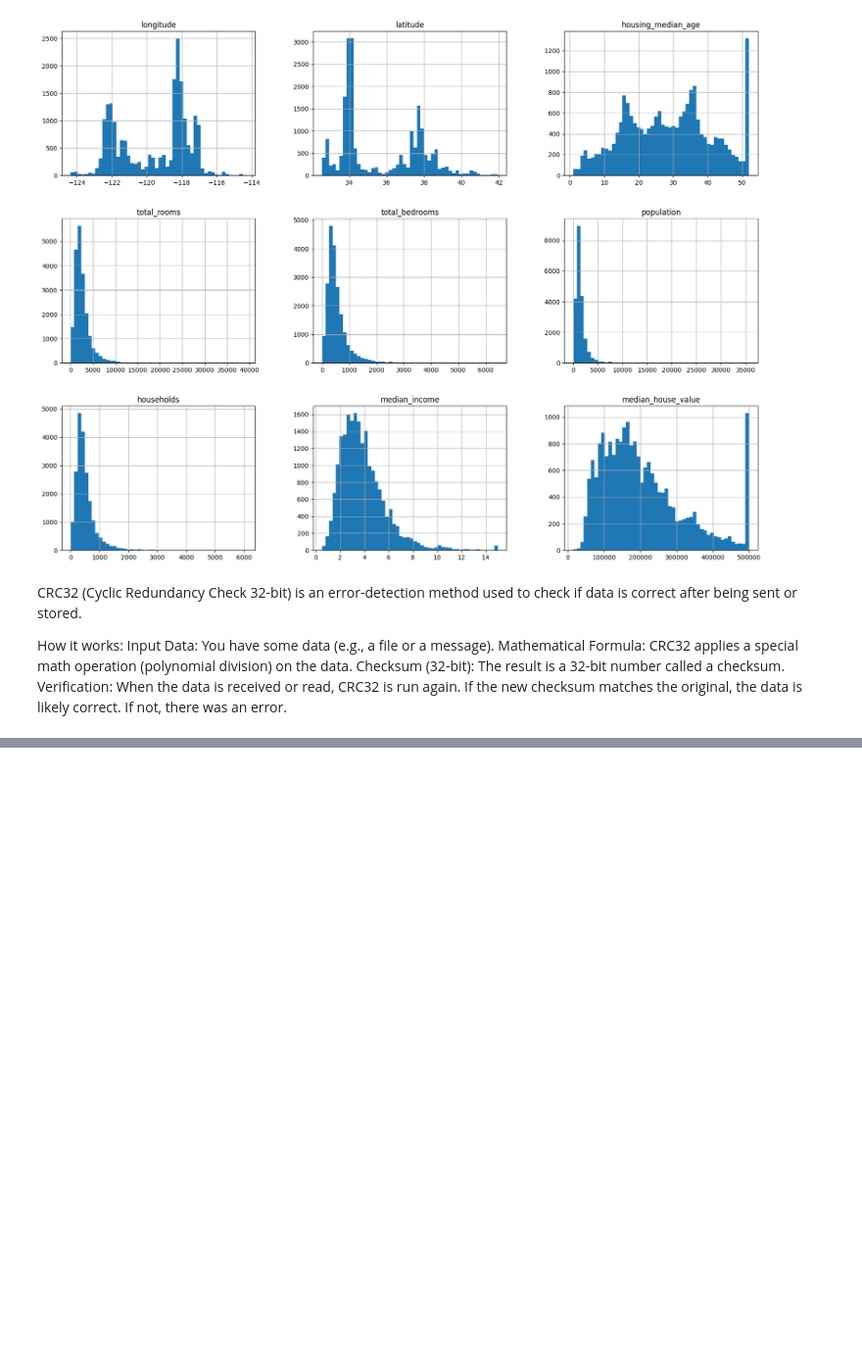
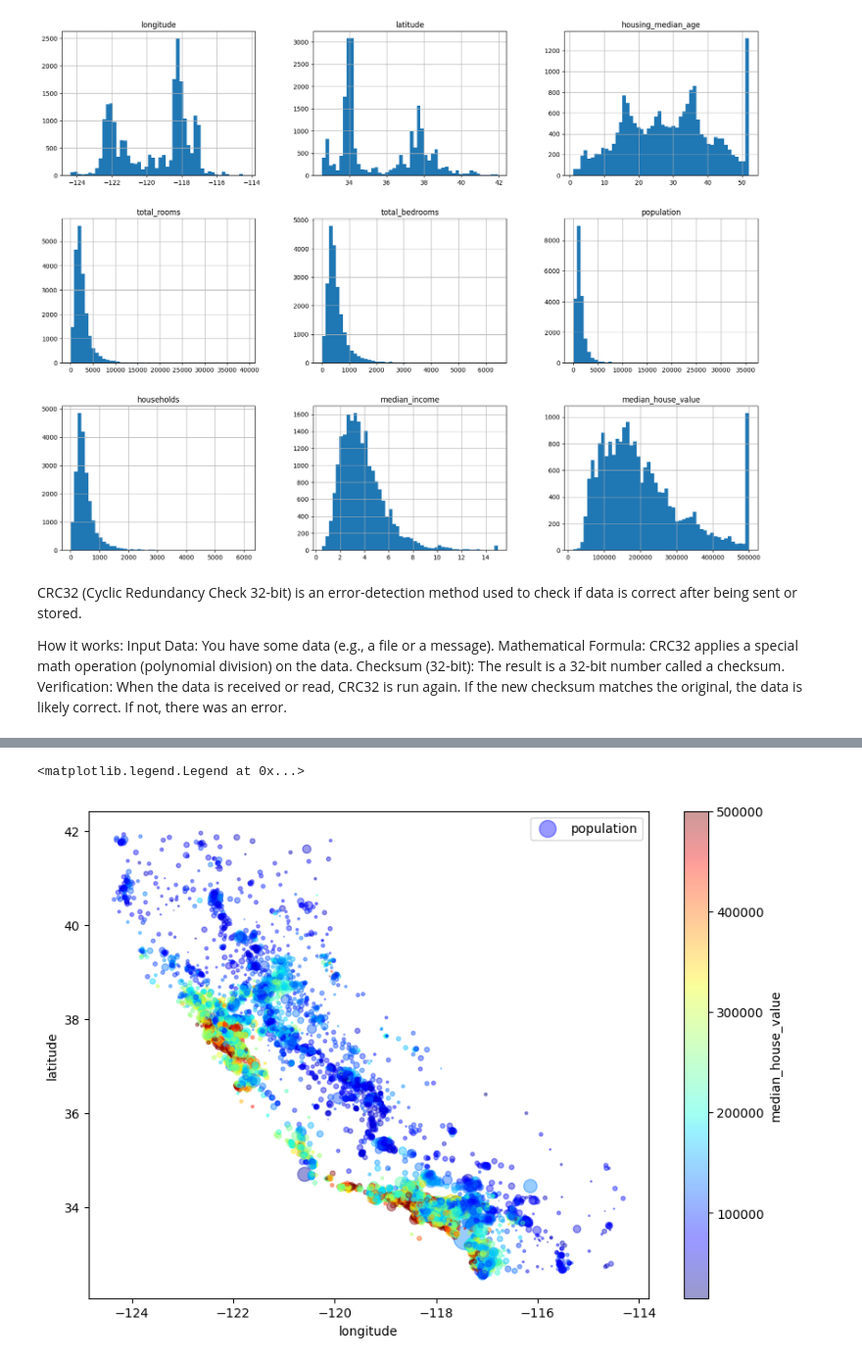
Before and after one commit to AmeyaKhanzode/Learning-ML, a Jupyter notebook: hands-on/california_housing/housing.ipynb, the cells around one changed output, grey strips where cells are left out. Shown at 98% size. Saved outputs shown, nothing was run; the diff lists cells and outputs as text; code cells hidden in the pictures; blank space fills up the shorter version.

```diff
--- a/hands-on/california_housing/housing.ipynb
+++ b/hands-on/california_housing/housing.ipynb
@@ -70,0 +108,12 @@ train_set, test_set = split_train_set_by_id(df_with_index, 0.2, "index")
+# %%
+# now lets make the graph look even better and understandable
+
+df.plot(kind="scatter", x="longitude", y="latitude", alpha=0.4,
+        s=df["population"]/100, label="population", figsize=(10,7),
+        c="median_house_value", cmap=plt.get_cmap("jet"), colorbar=True)
+plt.legend()
+
+# now we can see colours and sizes and we can make good inferences from the plot
+# %% [output]
+<matplotlib.legend.Legend at 0x...>
+[figure, added]
```
Also changed, not shown: parts of 10 cells of this notebook.
